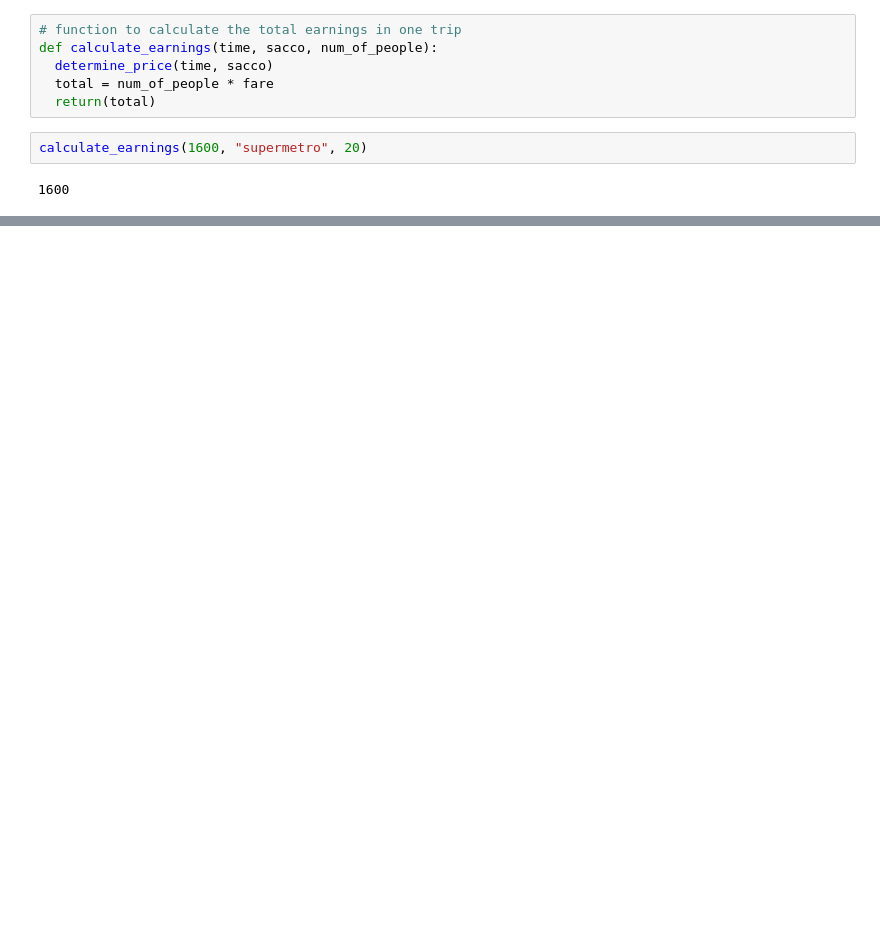
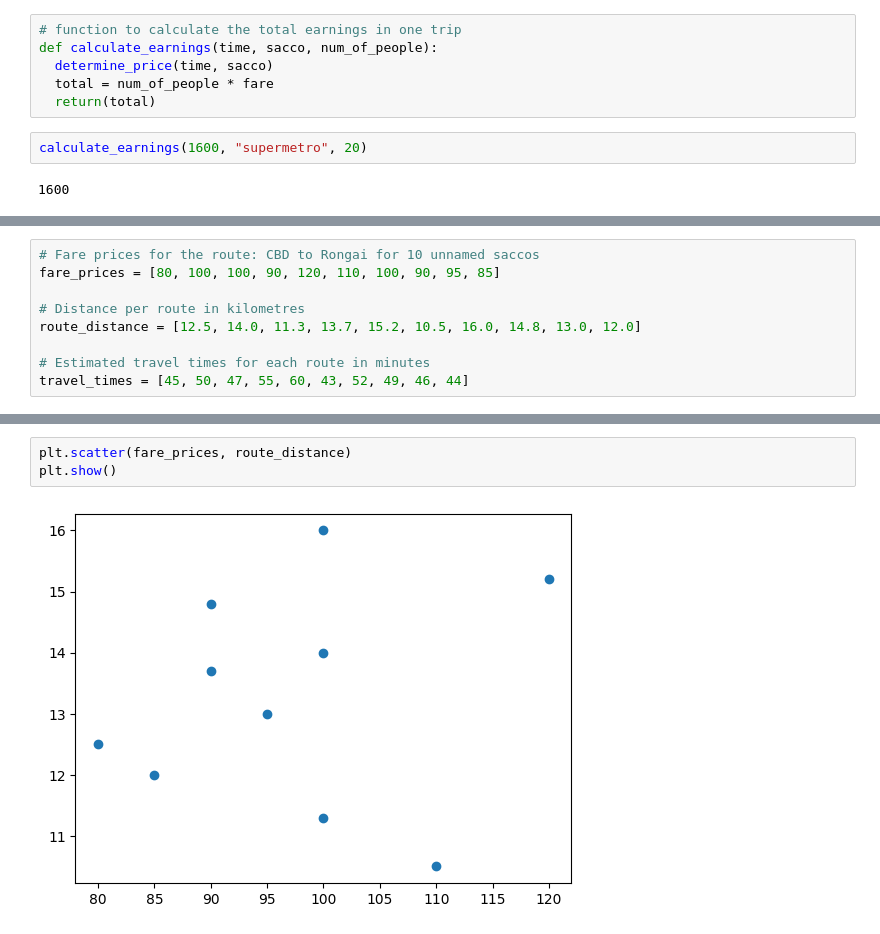
Before and after one commit to Jimmy-ai1/Group_3, a Jupyter notebook: Group_3_task.ipynb, the cells around one changed output, grey strips where cells are left out. Cells and saved outputs as stored; diff of their text form; blank space fills up the shorter version.

```diff
--- a/Group_3_task.ipynb
+++ b/Group_3_task.ipynb
@@ -247,0 +263,9 @@ calculate_earnings(1600, "supermetro", 20)
+# %%
+# Fare prices for the route: CBD to Rongai for 10 unnamed saccos
+fare_prices = [80, 100, 100, 90, 120, 110, 100, 90, 95, 85]
+
+# Distance per route in kilometres
+route_distance = [12.5, 14.0, 11.3, 13.7, 15.2, 10.5, 16.0, 14.8, 13.0, 12.0]
+
+# Estimated travel times for each route in minutes
+travel_times = [45, 50, 47, 55, 60, 43, 52, 49, 46, 44]
@@ -247,0 +344,5 @@ calculate_earnings(1600, "supermetro", 20)
+# %%
+plt.scatter(fare_prices, route_distance)
+plt.show()
+# %% [output]
+[figure, added]
```
Also changed, not shown: parts of 16 cells of this notebook.
